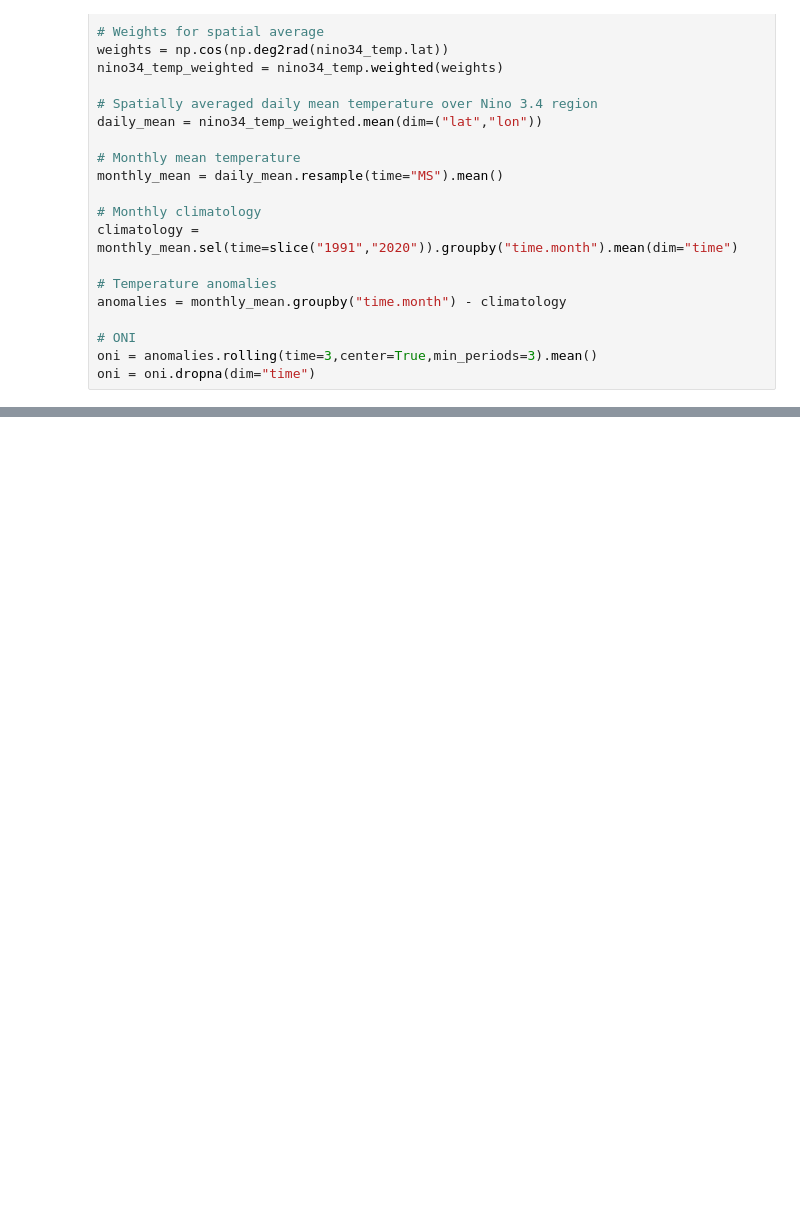
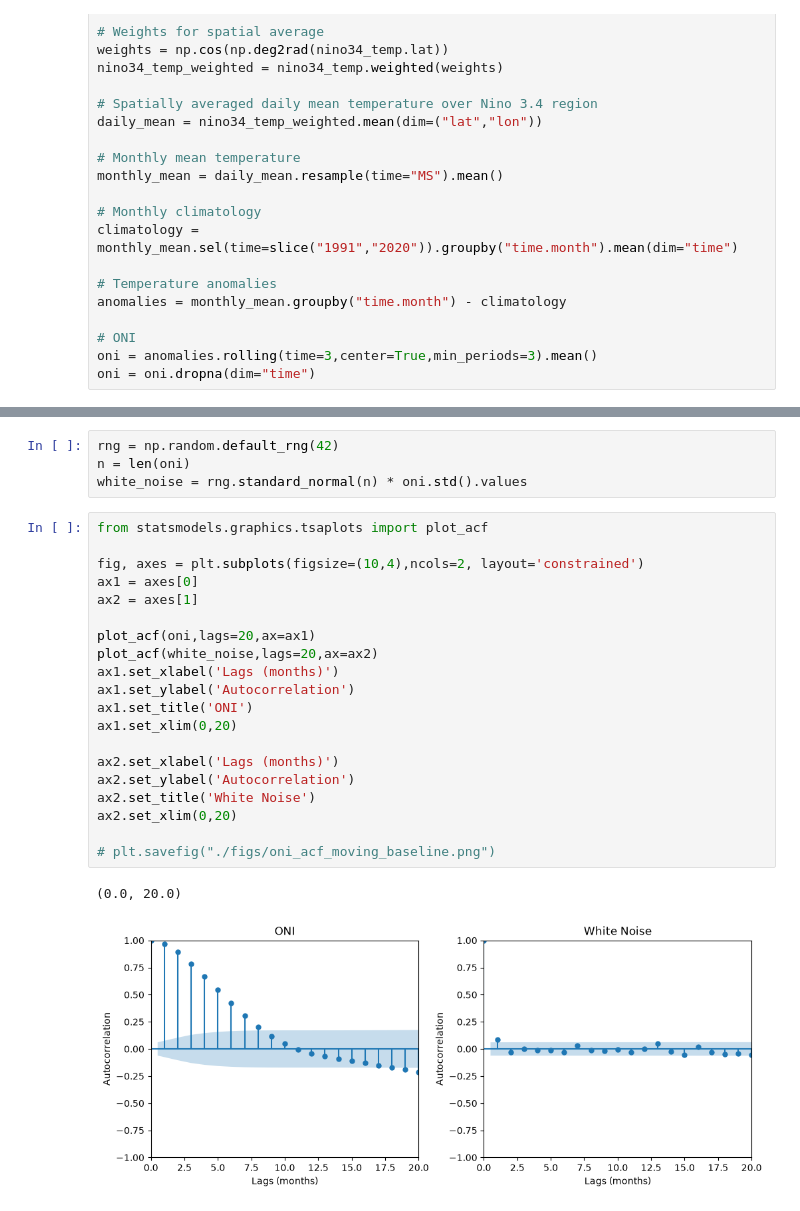
Before and after one commit to gthway/predictions-course, a Jupyter notebook: project.ipynb, the cells around one changed output, grey strips where cells are left out. Cells and saved outputs as stored; diff of their text form; blank space fills up the shorter version.

```diff
--- a/project.ipynb
+++ b/project.ipynb
@@ -61,0 +102,27 @@ Text(0.5, 1.0, 'Time series of Oceanic Nino Index calculated from ERA5 daily 2m
+# %%
+rng = np.random.default_rng(42)
+n = len(oni)
+white_noise = rng.standard_normal(n) * oni.std().values
+# %%
+from statsmodels.graphics.tsaplots import plot_acf
+
+fig, axes = plt.subplots(figsize=(10,4),ncols=2, layout='constrained')
+ax1 = axes[0]
+ax2 = axes[1]
+
+plot_acf(oni,lags=20,ax=ax1)
+plot_acf(white_noise,lags=20,ax=ax2)
+ax1.set_xlabel('Lags (months)')
+ax1.set_ylabel('Autocorrelation')
+ax1.set_title('ONI')
+ax1.set_xlim(0,20)
+
+ax2.set_xlabel('Lags (months)')
+ax2.set_ylabel('Autocorrelation')
+ax2.set_title('White Noise')
+ax2.set_xlim(0,20)
+
+# plt.savefig("./figs/oni_acf_moving_baseline.png")
+# %% [output]
+(0.0, 20.0)
+[figure, added]
```
Also changed, not shown: parts of 6 cells of this notebook.
